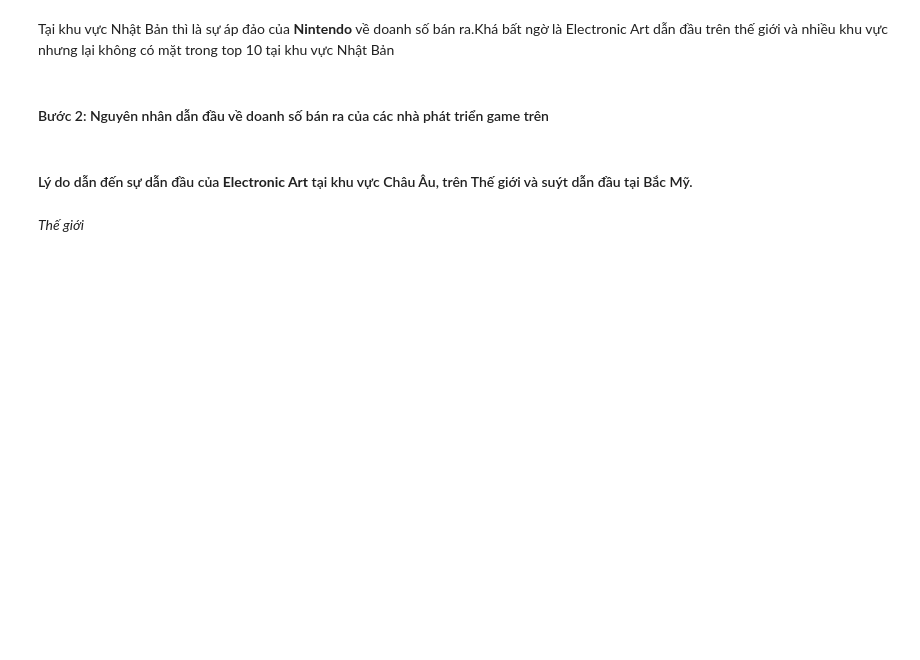
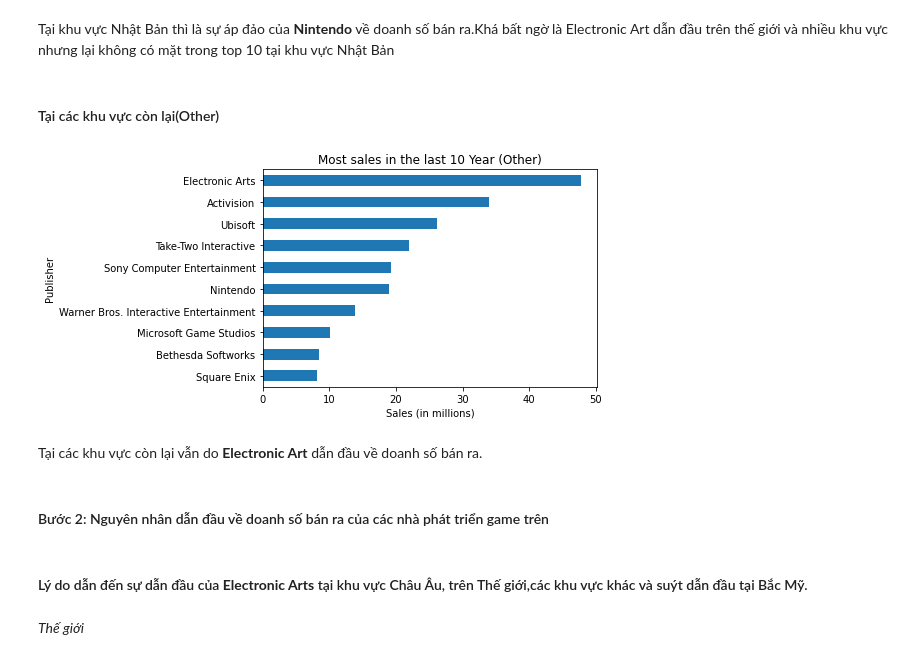
Before and after one commit to longtt2705/p4ds-Final, a Jupyter notebook: Final.ipynb, the cells around one changed output. Saved outputs shown, nothing was run; the diff lists cells and outputs as text; code cells hidden in the pictures; blank space fills up the shorter version.

```diff
--- a/Final.ipynb
+++ b/Final.ipynb
@@ -273,9 +271,22 @@ plt.xlabel('Sales (in millions)');
 # %% [markdown]
 Tại khu vực Nhật Bản thì là sự áp đảo của **Nintendo** về doanh số bán ra.Khá bất ngờ là Electronic Art dẫn đầu trên thế giới và nhiều khu vực nhưng lại không có mặt trong top 10 tại khu vực Nhật Bản
+# %% [markdown]
+#### Tại các khu vực còn lại(Other)
+# %%
+df=vgsales_df
+pOther=df[df["Year"]>2009].groupby('Publisher')
+pOther=pOther.Other_Sales.sum()
+pOther=pOther.sort_values().tail(10)
+pOther.plot.barh(title='Most sales in the last 10 Year (Other)');
+plt.xlabel('Sales (in millions)');
+# %% [output]
+[figure, added]
+# %% [markdown]
+Tại các khu vực còn lại vẫn do **Electronic Art** dẫn đầu về doanh số bán ra.
 # %% [markdown]
 #### Bước 2: Nguyên nhân dẫn đầu về doanh số bán ra của các nhà phát triển game trên
 # %% [markdown]
-#### Lý do dẫn đến sự dẫn đầu của **Electronic Art** tại khu vực Châu Âu, trên Thế giới và suýt dẫn đầu tại Bắc Mỹ.
+#### Lý do dẫn đến sự dẫn đầu của **Electronic Arts** tại khu vực Châu Âu, trên Thế giới,các khu vực khác và suýt dẫn đầu tại Bắc Mỹ.
 # %% [markdown]
 *Thế giới*
 # %%
```
Also changed, not shown: parts of 10 cells of this notebook.
